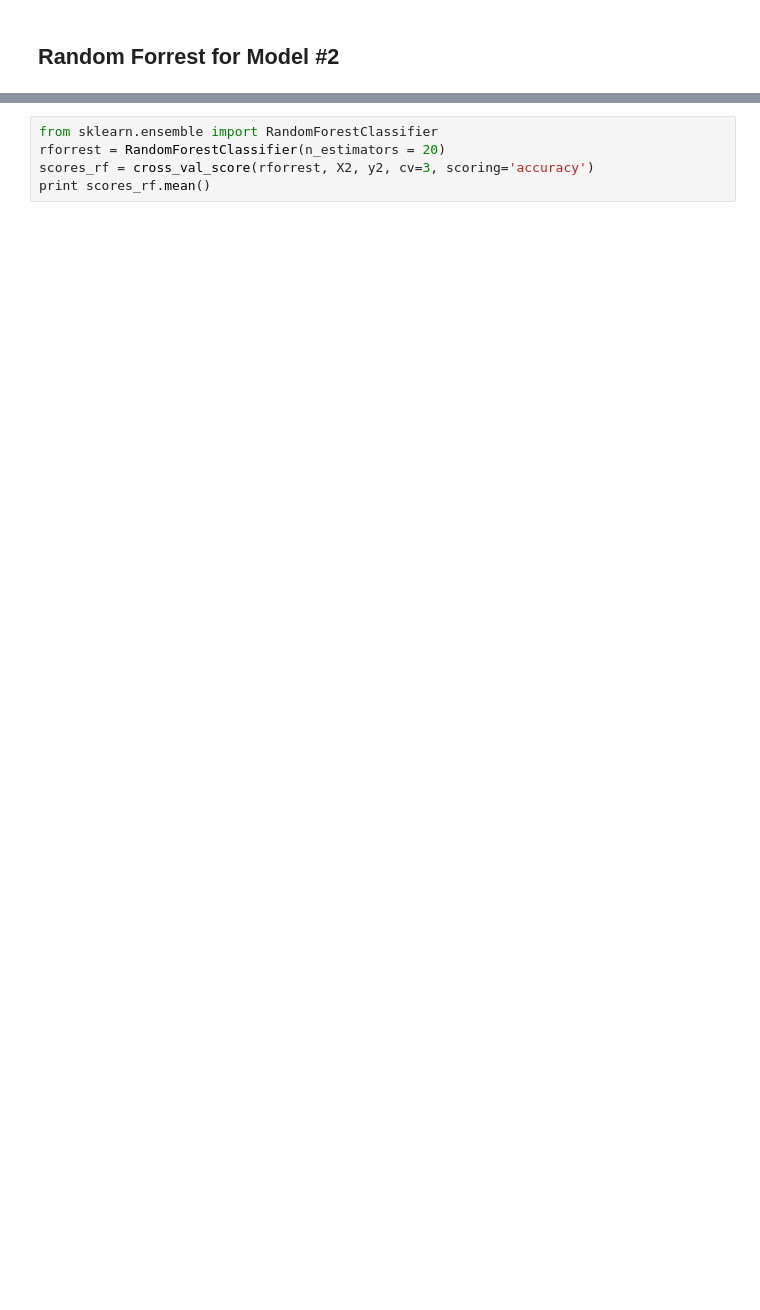
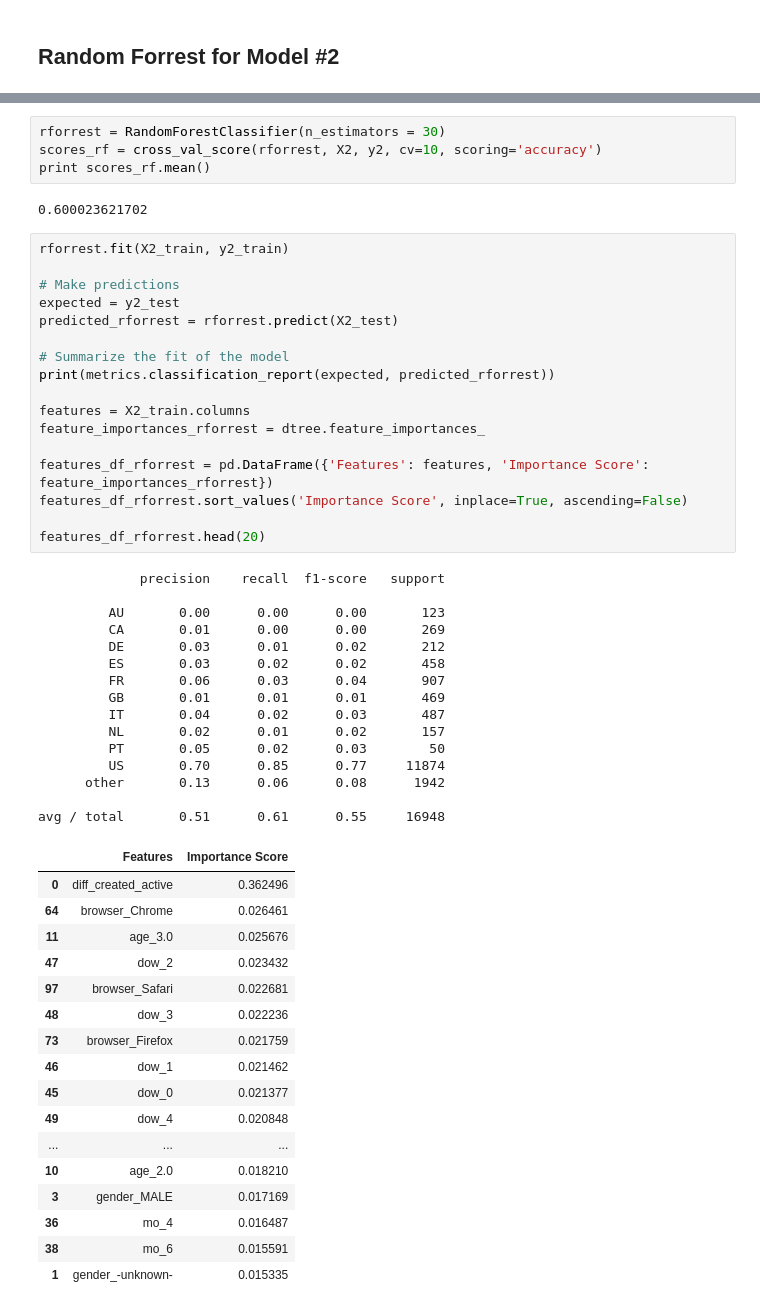
Before and after one commit to mattcano/airbnb_kaggle, a Jupyter notebook: cano_final_v2.ipynb, the cells around one changed output, grey strips where cells are left out. Saved outputs shown, nothing was run; the diff lists cells and outputs as text; blank space fills up the shorter version.

```diff
--- a/cano_final_v2.ipynb
+++ b/cano_final_v2.ipynb
@@ -695,5 +781,56 @@ print scores_dt.mean()
 # %%
-from sklearn.ensemble import RandomForestClassifier
-rforrest = RandomForestClassifier(n_estimators = 20)
-scores_rf = cross_val_score(rforrest, X2, y2, cv=3, scoring='accuracy')
+rforrest = RandomForestClassifier(n_estimators = 30)
+scores_rf = cross_val_score(rforrest, X2, y2, cv=10, scoring='accuracy')
 print scores_rf.mean()
+# %% [output]
+0.600023621702
+# %%
+rforrest.fit(X2_train, y2_train)
+
+# Make predictions
+expected = y2_test
+predicted_rforrest = rforrest.predict(X2_test)
+
+# Summarize the fit of the model
+print(metrics.classification_report(expected, predicted_rforrest))
+
+features = X2_train.columns
+feature_importances_rforrest = dtree.feature_importances_
+
+features_df_rforrest = pd.DataFrame({'Features': features, 'Importance Score': feature_importances_rforrest})
+features_df_rforrest.sort_values('Importance Score', inplace=True, ascending=False)
+
+features_df_rforrest.head(20)
+# %% [output]
+             precision    recall  f1-score   support
+
+         AU       0.00      0.00      0.00       123
+         CA       0.01      0.00      0.00       269
+         DE       0.03      0.01      0.02       212
+         ES       0.03      0.02      0.02       458
+         FR       0.06      0.03      0.04       907
+         GB       0.01      0.01      0.01       469
+         IT       0.04      0.02      0.03       487
+         NL       0.02      0.01      0.02       157
+         PT       0.05      0.02      0.03        50
+         US       0.70      0.85      0.77     11874
+      other       0.13      0.06      0.08      1942
+
+avg / total       0.51      0.61      0.55     16948
+|  | Features | Importance Score |
+| 0 | diff_created_active | 0.362496 |
+| 64 | browser_Chrome | 0.026461 |
+| 11 | age_3.0 | 0.025676 |
+| 47 | dow_2 | 0.023432 |
+| 97 | browser_Safari | 0.022681 |
+| 48 | dow_3 | 0.022236 |
+| 73 | browser_Firefox | 0.021759 |
+| 46 | dow_1 | 0.021462 |
+| 45 | dow_0 | 0.021377 |
+| 49 | dow_4 | 0.020848 |
+| ... | ... | ... |
+| 10 | age_2.0 | 0.018210 |
+| 3 | gender_MALE | 0.017169 |
+| 36 | mo_4 | 0.016487 |
+| 38 | mo_6 | 0.015591 |
+| 1 | gender_-unknown- | 0.015335 |
```
Also changed, not shown: parts of 21 cells of this notebook, 1 other file.
